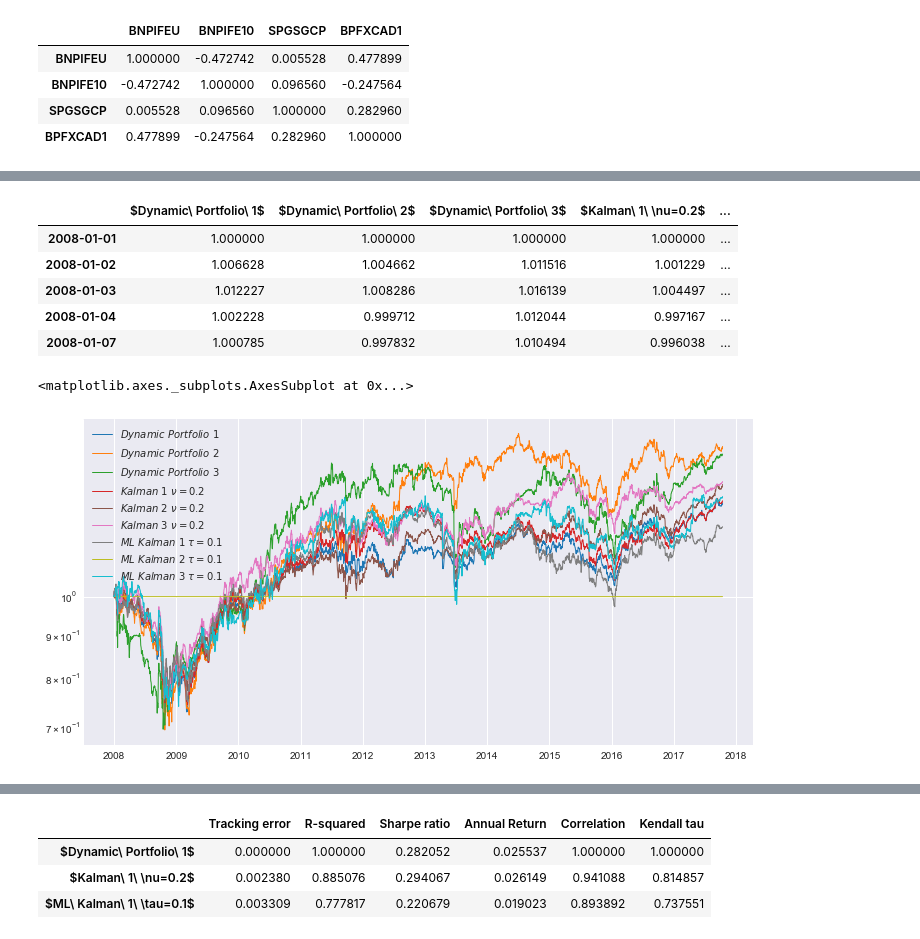
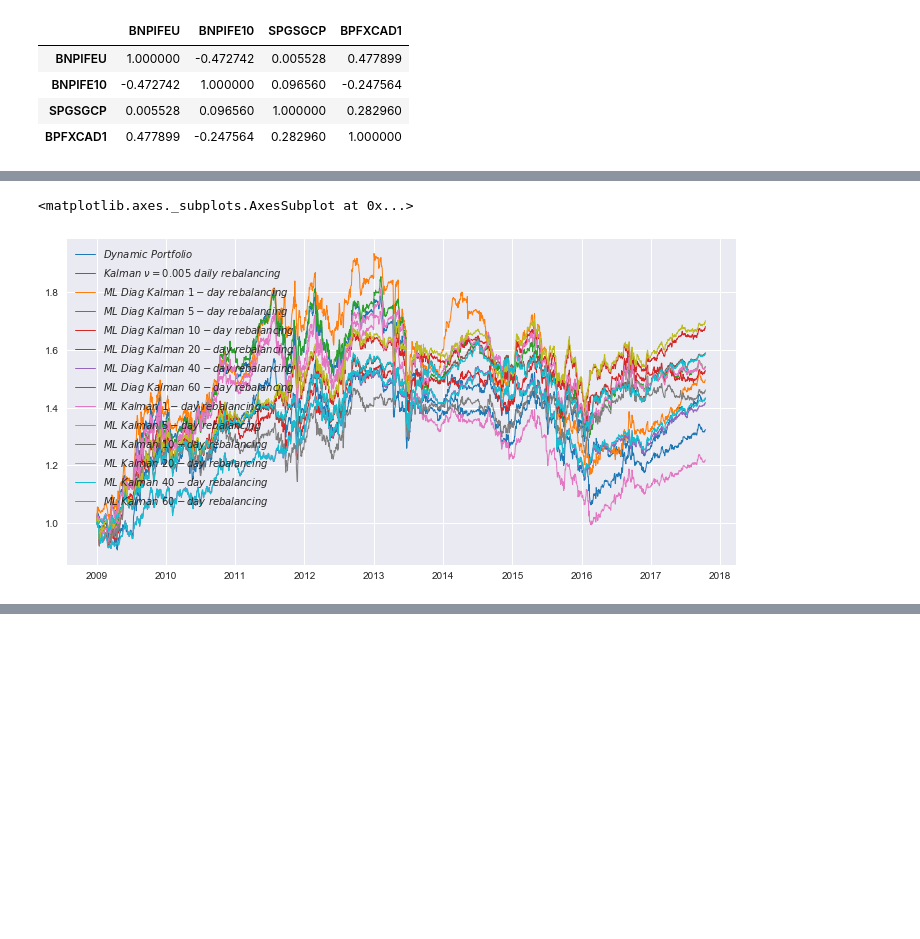
Before and after one commit to gwigniolle/Hedge-Fund-Replication, a Jupyter notebook: ML Kalman Filtering.ipynb, the cells around one changed output, grey strips where cells are left out. Saved outputs shown, nothing was run; the diff lists cells and outputs as text; code cells hidden in the pictures; blank space fills up the shorter version.

Commit message:
ML Kalman filter

```diff
--- a/ML Kalman Filtering.ipynb
+++ b/ML Kalman Filtering.ipynb
@@ -146,18 +79,0 @@ Wall time: 10min 26s
-# %%
-%%time
-tau = 0.1
-
-df_weight_ml_kalman1, _ = ml_kalman_filter(track_returns1, universe_returns1, freq, tau=tau)
-prices_for_track_ml_kalman1 = prices.loc[df_weight_ml_kalman1.index[0]:]
-replication_ml_kalman1 = make_track(prices_for_track_ml_kalman1, df_weight_ml_kalman1).loc[df_res.index[0]:]
-df_res["$ML\ Kalman\ 1\ \\tau={}$".format(tau)] = replication_ml_kalman1
-
-df_weight_ml_kalman2, _ = ml_kalman_filter(track_returns2, universe_returns2, freq, tau=tau, plot_sigma=True)
-prices_for_track_ml_kalman2 = prices.loc[df_weight_ml_kalman2.index[0]:]
-replication_ml_kalman2 = make_track(prices_for_track_ml_kalman2, df_weight_ml_kalman2).loc[df_res.index[0]:]
-df_res["$ML\ Kalman\ 2\ \\tau={}$".format(tau)] = replication_ml_kalman2
-
-df_weight_ml_kalman3, _ = ml_kalman_filter(track_returns3, universe_returns3, freq, tau=tau)
-prices_for_track_ml_kalman3 = prices.loc[df_weight_ml_kalman3.index[0]:]
-replication_ml_kalman3 = make_track(prices_for_track_ml_kalman3, df_weight_ml_kalman3).loc[df_res.index[0]:]
-df_res["$ML\ Kalman\ 3\ \\tau={}$".format(tau)] = replication_ml_kalman3
@@ -167,0 +80,7 @@ Wall time: 1min 7s
+# %%
+%%time
+nu = 0.005
+df_weight_kalman = kalman_filter(track_returns, universe_returns, freq, sigma_weight=1., sigma_return=nu)
+prices_for_track_kalman = prices.loc[df_weight_kalman.index[0]:]
+replication_kalman = make_track(prices_for_track_kalman, df_weight_kalman).loc[df_res.index[0]:]
+df_res["$Kalman\ \\nu={}\ daily\ rebalancing$".format(nu)] = replication_kalman
@@ -167,0 +89,8 @@ Wall time: 1min 7s
+# %%
+%%time
+tau_diag = 0.2
+for freq_ml in [1, 5, 10, 20, 40, 60]:
+    df_weight_ml_kalman_diag = ml_kalman_filter_diag(track_returns, universe_returns, freq_ml, tau=tau_diag)
+    prices_for_track_ml_kalman_diag = prices.loc[df_weight_ml_kalman_diag.index[0]:]
+    replication_ml_kalman_diag = make_track(prices_for_track_ml_kalman_diag, df_weight_ml_kalman_diag).loc[df_res.index[0]:]
+    df_res["$ML\ Diag\ Kalman\ {}-day\ rebalancing$".format(freq_ml)] = replication_ml_kalman_diag
@@ -167,0 +99,8 @@ Wall time: 1min 7s
+# %%
+%%time
+tau = 0.2
+for freq_ml in [1, 5, 10, 20, 40, 60]:
+    df_weight_ml_kalman, _ = ml_kalman_filter(track_returns, universe_returns, freq_ml, tau=tau)
+    prices_for_track_ml_kalman = prices.loc[df_weight_ml_kalman.index[0]:]
+    replication_ml_kalman = make_track(prices_for_track_ml_kalman, df_weight_ml_kalman).loc[df_res.index[0]:]
+    df_res["$ML\ Kalman\ {}-day\ rebalancing$".format(freq_ml)] = replication_ml_kalman
@@ -168,29 +109,11 @@ Wall time: 1min 7s
 # %%
-df_res = df_res / df_res.iloc[0]
-df_res.head()
+df_res = (df_res / df_res.iloc[0])
+df_res.plot(figsize=(12,6),linewidth=1, cmap='tab10')
 # %% [output]
-|  | $Dynamic\ Portfolio\ 1$ | $Dynamic\ Portfolio\ 2$ | $Dynamic\ Portfolio\ 3$ | $Kalman\ 1\ \nu=0.2$ | ... |
-| 2008-01-01 | 1.000000 | 1.000000 | 1.000000 | 1.000000 | ... |
-| 2008-01-02 | 1.006628 | 1.004662 | 1.011516 | 1.001229 | ... |
-| 2008-01-03 | 1.012227 | 1.008286 | 1.016139 | 1.004497 | ... |
-| 2008-01-04 | 1.002228 | 0.999712 | 1.012044 | 0.997167 | ... |
-| 2008-01-07 | 1.000785 | 0.997832 | 1.010494 | 0.996038 | ... |
+<matplotlib.axes._subplots.AxesSubplot at 0x...>
+[figure, added]
-# %%
-df_res.plot(figsize=(12,6),linewidth=1, logy=True, cmap='tab10')
-# %% [output]
-<matplotlib.axes._subplots.AxesSubplot at 0x...>
-[figure, removed]
 # %%
 g = hc_stock(df_res)
 g.plot()
 # %% [output]
 [interactive output not drawn]
-# %%
-df_stat1 = replication_stats(df_res[['$Dynamic\ Portfolio\ 1$', "$Kalman\ 1\ \\nu={}$".format(nu),
-                                   "$ML\ Kalman\ 1\ \\tau={}$".format(tau)]], fund_name='$Dynamic\ Portfolio\ 1$')
-df_stat1
-# %% [output]
-|  | Tracking error | R-squared | Sharpe ratio | Annual Return | Correlation | Kendall tau |
-| $Dynamic\ Portfolio\ 1$ | 0.000000 | 1.000000 | 0.282052 | 0.025537 | 1.000000 | 1.000000 |
-| $Kalman\ 1\ \nu=0.2$ | 0.002380 | 0.885076 | 0.294067 | 0.026149 | 0.941088 | 0.814857 |
-| $ML\ Kalman\ 1\ \tau=0.1$ | 0.003309 | 0.777817 | 0.220679 | 0.019023 | 0.893892 | 0.737551 |
```
Also changed, not shown: parts of 23 cells of this notebook, 1 other file.
